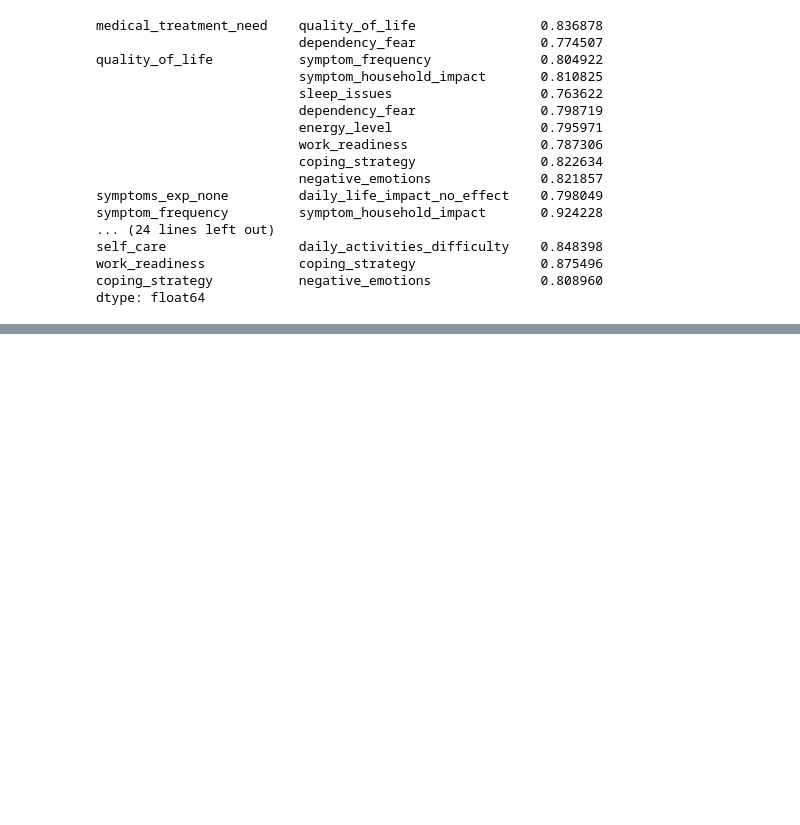
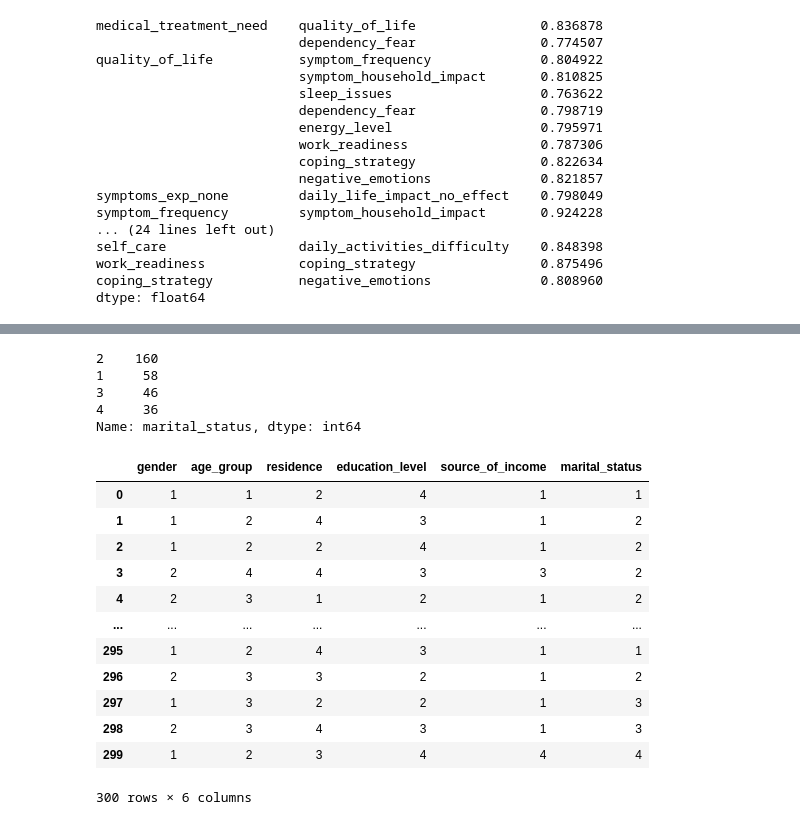
Before and after one commit to Harris-dev26/Data_mining, a Jupyter notebook: Project_file.ipynb, the cells around one changed output, grey strips where cells are left out. Cells and saved outputs as stored; diff of their text form; code cells hidden in the pictures; blank space fills up the shorter version.

```diff
--- a/Project_file.ipynb
+++ b/Project_file.ipynb
@@ -254,0 +231,4 @@ dtype: float64
+# %%
+#Demographic Info:
+demograhic_cols=df.columns[0:6]
+demograhic_cols
@@ -254,0 +249,25 @@ dtype: float64
+# %%
+df.marital_status.value_counts()
+# %% [output]
+2    160
+1     58
+3     46
+4     36
+Name: marital_status, dtype: int64
+# %%
+df_demog=df[demograhic_cols]
+df_demog
+# %% [output]
+|  | gender | age_group | residence | education_level | source_of_income | marital_status |
+| 0 | 1 | 1 | 2 | 4 | 1 | 1 |
+| 1 | 1 | 2 | 4 | 3 | 1 | 2 |
+| 2 | 1 | 2 | 2 | 4 | 1 | 2 |
+| 3 | 2 | 4 | 4 | 3 | 3 | 2 |
+| 4 | 2 | 3 | 1 | 2 | 1 | 2 |
+| ... | ... | ... | ... | ... | ... | ... |
+| 295 | 1 | 2 | 4 | 3 | 1 | 1 |
+| 296 | 2 | 3 | 3 | 2 | 1 | 2 |
+| 297 | 1 | 3 | 2 | 2 | 1 | 3 |
+| 298 | 2 | 3 | 4 | 3 | 1 | 3 |
+| 299 | 1 | 2 | 3 | 4 | 4 | 4 |
+300 rows × 6 columns
```
Also changed, not shown: parts of 26 cells of this notebook.
